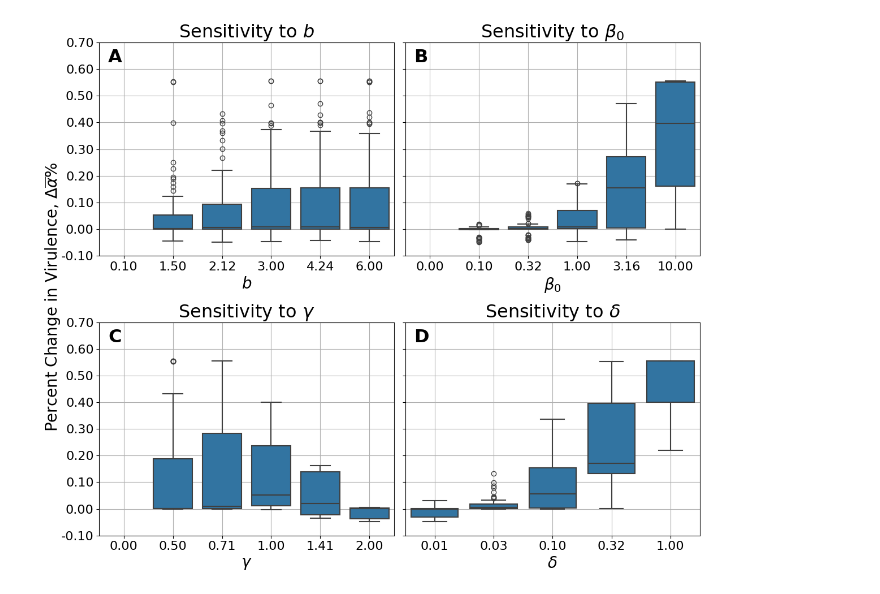
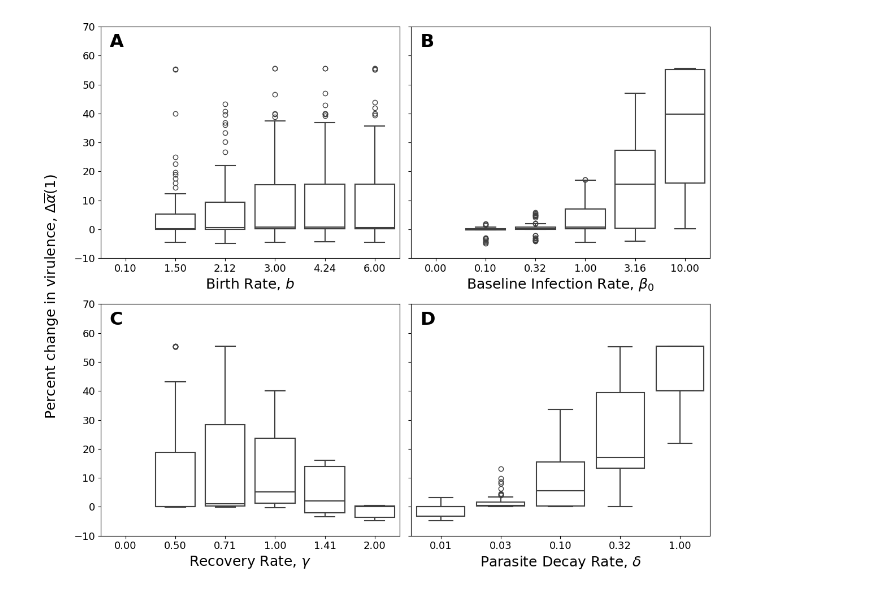
Before and after one commit to dxanielkm/Ashby_and_Kim_2025, a Jupyter notebook: Sensitivity-Analysis/sensitivity_analysis.ipynb, the cells around one changed output. Cells and saved outputs as stored; diff of their text form; code cells hidden in the pictures.

```diff
--- a/Sensitivity-Analysis/sensitivity_analysis.ipynb
+++ b/Sensitivity-Analysis/sensitivity_analysis.ipynb
@@ -4,43 +4,43 @@ import matplotlib.pyplot as plt
 import matplotlib.ticker as mticker
 import seaborn as sns
 
-df = pd.read_csv("param_sweep_parallel_2.csv")
+df = pd.read_csv("sensitivity_analysis.csv")
 
 df_clean = df[(df["mean_alpha_s0"] != 0) & (df["mean_alpha_s1"] != 0)].copy()
-df_clean["meanPercDiff"] = ((df_clean["mean_alpha_s1"] - df_clean["mean_alpha_s0"]) / df_clean["mean_alpha_s0"])
+df_clean["meanPercDiff"] = ((df_clean["mean_alpha_s1"] - df_clean["mean_alpha_s0"]) / df_clean["mean_alpha_s0"]) * 100
 
 for param in ["b", "beta0", "gamma", "delta"]:
     df_clean[param] = df_clean[param].round(5)
 
 params  = ["b", "beta0", "gamma", "delta"]
-labels  = [r"$b$", r"$\beta_0$", r"$\gamma$", r"$\delta$"]
+labels  = [r"Birth Rate, $b$", r"Baseline Infection Rate, $\beta_0$", r"Recovery Rate, $\gamma$", r"Parasite Decay Rate, $\delta$"]
 pan_lbl = ["A", "B", "C", "D"]
 
 fig, axes = plt.subplots(2, 2, figsize=(12, 10), sharey=True)
 
 for idx, (ax, param, label) in enumerate(zip(axes.flat, params, labels)):
     sns.boxplot(ax=ax, x=param, y="meanPercDiff", data=df_clean, linewidth=1.5)
 
-    ax.set_xlabel(label, fontsize=20)
-    ax.set_title(f"Sensitivity to {label}", fontsize=23)
-    ax.grid(True)
+    for patch in [patch for patch in ax.patches if isinstance(patch, plt.Polygon) or patch.__class__.__name__ == 'PathPatch']:
+        patch.set_facecolor('none')
+
+    ax.set_xlabel(label, fontsize=18)
 
     ax.text(0.03, 0.97, pan_lbl[idx], transform=ax.transAxes, fontsize=23, fontweight="bold", ha="left", va="top")
 
-    ax.set_ylim(-0.1, 0.7)
-    ax.tick_params(axis='both', which='major', labelsize=16)
-    ax.yaxis.set_major_formatter(mticker.FormatStrFormatter('%.2f'))
+    ax.set_ylim(-10, 70)
+    ax.tick_params(axis='both', which='major', labelsize=13)
 
     locs = ax.get_xticks()
     labels = [f'{float(lbl.get_text()):.2f}' for lbl in ax.get_xticklabels()]
     ax.xaxis.set_major_locator(mticker.FixedLocator(locs))
-    ax.set_xticklabels(labels, fontsize=16)
+    ax.set_xticklabels(labels, fontsize=13)
 
     ax.set_ylabel('')
 
-fig.supylabel(r'Percent Change in Virulence, $\Delta\overline{\alpha} \%$', fontsize=20)
+fig.supylabel(r'Percent change in virulence, $\Delta \overline{\alpha}(1)$', fontsize=18, x=0.005)
 plt.tight_layout()
-plt.savefig("sensitivity_boxplots.png", dpi=500)
+plt.savefig("sensitivity_boxplots.eps", dpi=600)
 plt.show()
 # %% [output]
-[figure, old version]
+[figure, new version]
```
Also changed, not shown: 10 other files.
